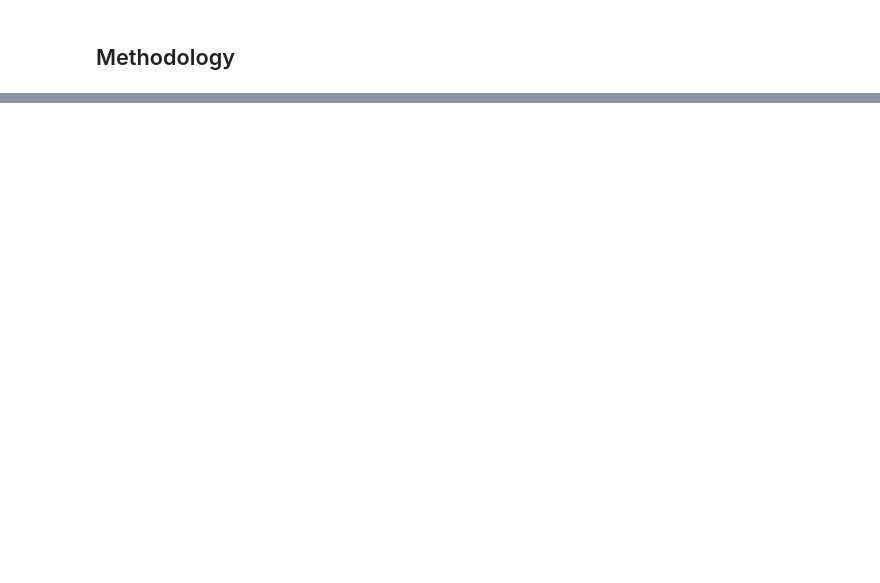
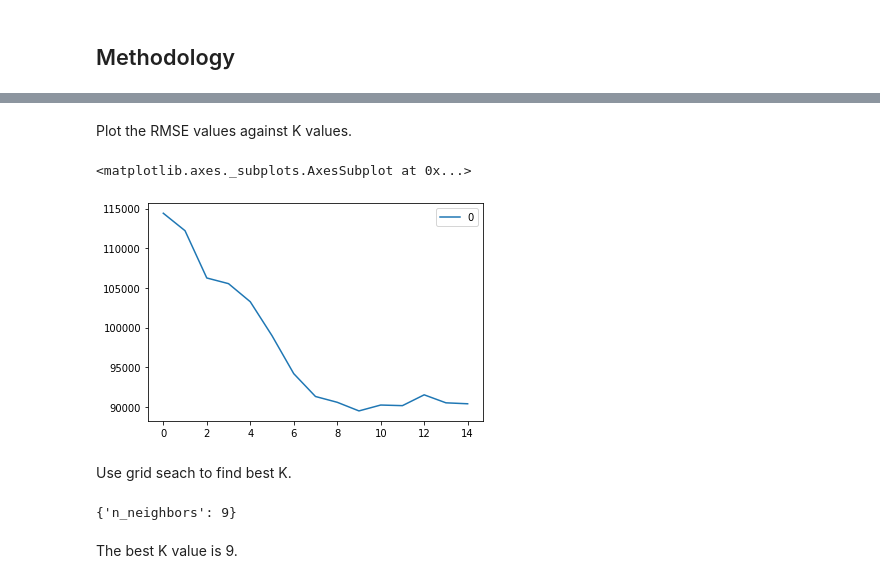
Before and after one commit to edrickeane13/predicting_airbnb_prices, a Jupyter notebook: nbs/predicting_airbnb_prices.ipynb, the cells around one changed output, grey strips where cells are left out. Drawn from its saved outputs; the diff is of its cells as text; code cells hidden in the pictures; blank space fills up the shorter version.

Commit message:
Found best K for KNN model

```diff
--- a/nbs/predicting_airbnb_prices.ipynb
+++ b/nbs/predicting_airbnb_prices.ipynb
@@ -389,0 +428,3 @@ listings_df.head()
+# %%
+y = listings_df['Rate (Rp)'].values
+y[0:5]
@@ -389,0 +437,3 @@ listings_df.head()
+# %%
+x = preprocessing.StandardScaler().fit(x).transform(x.astype(float))
+x[0:5]
@@ -389,0 +448,4 @@ listings_df.head()
+# %%
+x_train, x_test, y_train, y_test = train_test_split( x, y, test_size=0.2, random_state=4)
+print ('Train set:', x_train.shape,  y_train.shape)
+print ('Test set:', x_test.shape,  y_test.shape)
@@ -389,0 +459,13 @@ listings_df.head()
+# %%
+rmse_val = [] # Variable to store RMSE values for different K
+
+for K in range(15):
+    K += 1
+
+    model = neighbors.KNeighborsRegressor(n_neighbors=K).fit(x_train, y_train)
+    prediction = model.predict(x_test)
+
+    error = sqrt(mean_squared_error(y_test, prediction))
+    rmse_val.append(error)
+
+    print('RMSE value for K =', K, 'is:', error)
@@ -389,0 +488,20 @@ listings_df.head()
+# %% [markdown]
+Plot the RMSE values against K values.
+# %%
+curve = pd.DataFrame(rmse_val)
+curve.plot()
+# %% [output]
+<matplotlib.axes._subplots.AxesSubplot at 0x...>
+[figure, added]
+# %% [markdown]
+Use grid seach to find best K.
+# %%
+params = {'n_neighbors': [2,3,4,5,6,7,8,9,10,11,12,13,14,15]}
+knn = neighbors.KNeighborsRegressor()
+model = GridSearchCV(knn, params, cv=5)
+model.fit(x_train, y_train)
+model.best_params_
+# %% [output]
+{'n_neighbors': 9}
+# %% [markdown]
+The best K value is 9.
```
Also changed, not shown: parts of 32 cells of this notebook, 1 other file.
